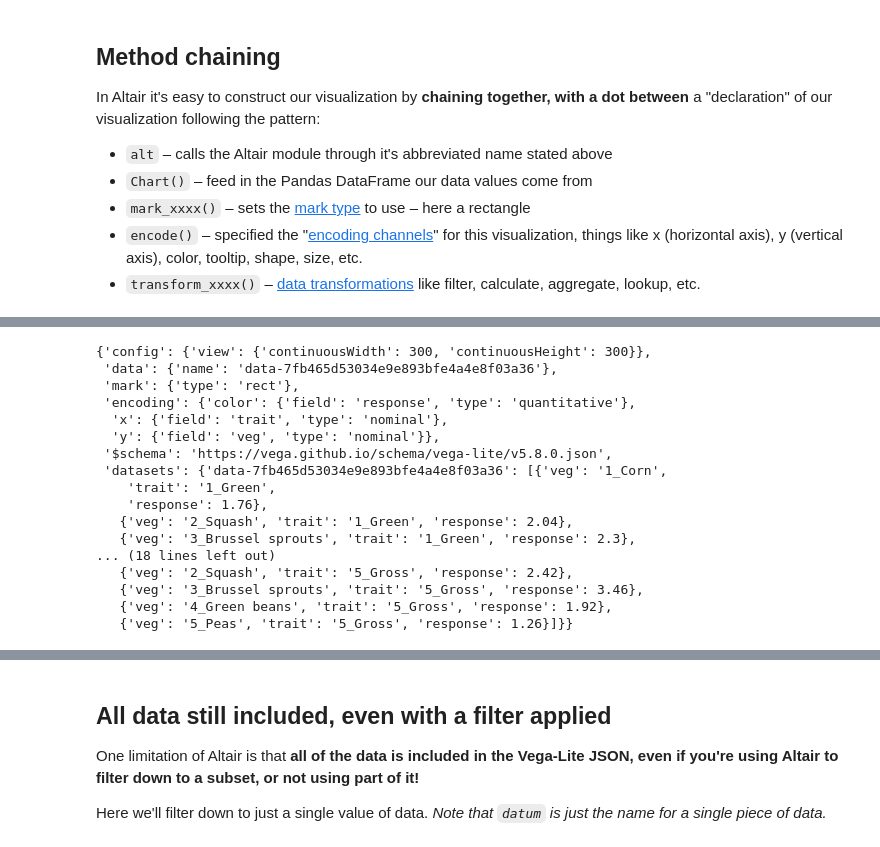
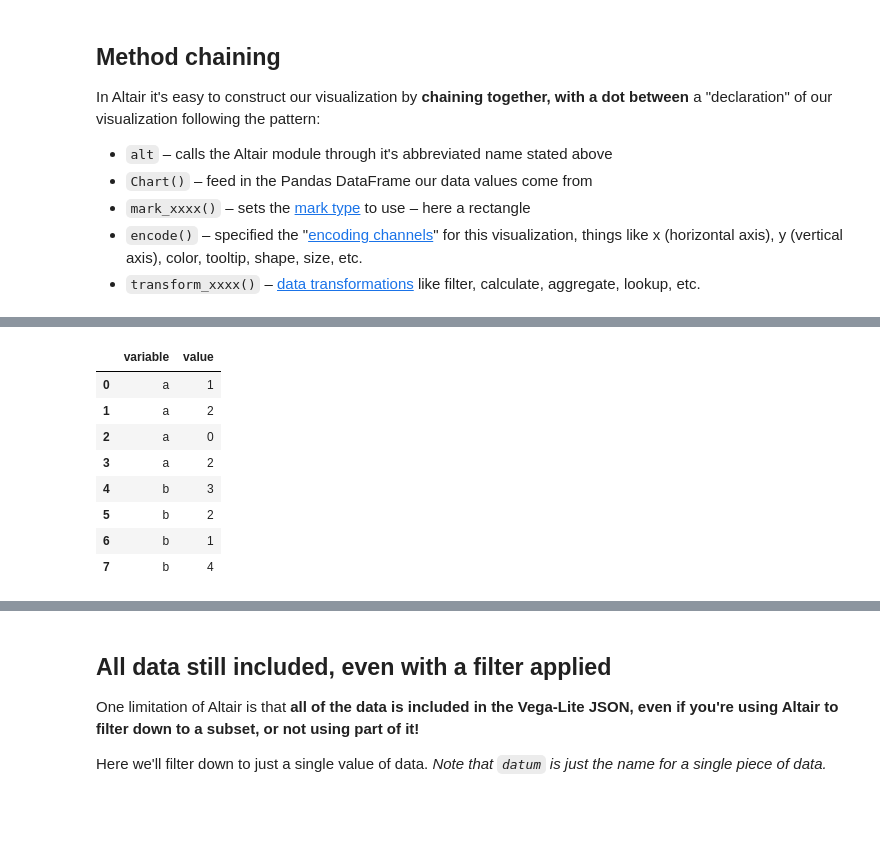
Before and after one commit to emonson/altair-vis-python, a Jupyter notebook: 01c_NatureVegetableSurvey.ipynb, the cells around one changed output, grey strips where cells are left out. Saved outputs shown, nothing was run; the diff lists cells and outputs as text; code cells hidden in the pictures; blank space fills up the shorter version.

```diff
--- a/01c_NatureVegetableSurvey.ipynb
+++ b/01c_NatureVegetableSurvey.ipynb
@@ -129,25 +613,13 @@ df_tall
-# %%
-heatmap = alt.Chart(df_tall).mark_rect().encode(
-    x = 'trait',
-    y = 'veg',
-    color = 'response'
-)
-heatmap.to_dict()
-# %% [output]
-{'config': {'view': {'continuousWidth': 300, 'continuousHeight': 300}},
- 'data': {'name': 'data-7fb465d53034e9e893bfe4a4e8f03a36'},
- 'mark': {'type': 'rect'},
- 'encoding': {'color': {'field': 'response', 'type': 'quantitative'},
-  'x': {'field': 'trait', 'type': 'nominal'},
-  'y': {'field': 'veg', 'type': 'nominal'}},
- '$schema': 'https://vega.github.io/schema/vega-lite/v5.8.0.json',
- 'datasets': {'data-7fb465d53034e9e893bfe4a4e8f03a36': [{'veg': '1_Corn',
-    'trait': '1_Green',
-    'response': 1.76},
-   {'veg': '2_Squash', 'trait': '1_Green', 'response': 2.04},
-   {'veg': '3_Brussel sprouts', 'trait': '1_Green', 'response': 2.3},
-... (18 lines left out)
-   {'veg': '2_Squash', 'trait': '5_Gross', 'response': 2.42},
-   {'veg': '3_Brussel sprouts', 'trait': '5_Gross', 'response': 3.46},
-   {'veg': '4_Green beans', 'trait': '5_Gross', 'response': 1.92},
-   {'veg': '5_Peas', 'trait': '5_Gross', 'response': 1.26}]}}
+# %%
+df_temp = pd.DataFrame({'a':[1,2,0,2], 'b':[3,2,1,4]}).melt()
+df_temp
+# %% [output]
+|  | variable | value |
+| 0 | a | 1 |
+| 1 | a | 2 |
+| 2 | a | 0 |
+| 3 | a | 2 |
+| 4 | b | 3 |
+| 5 | b | 2 |
+| 6 | b | 1 |
+| 7 | b | 4 |
```
Also changed, not shown: parts of 83 cells of this notebook, 12 other files.
